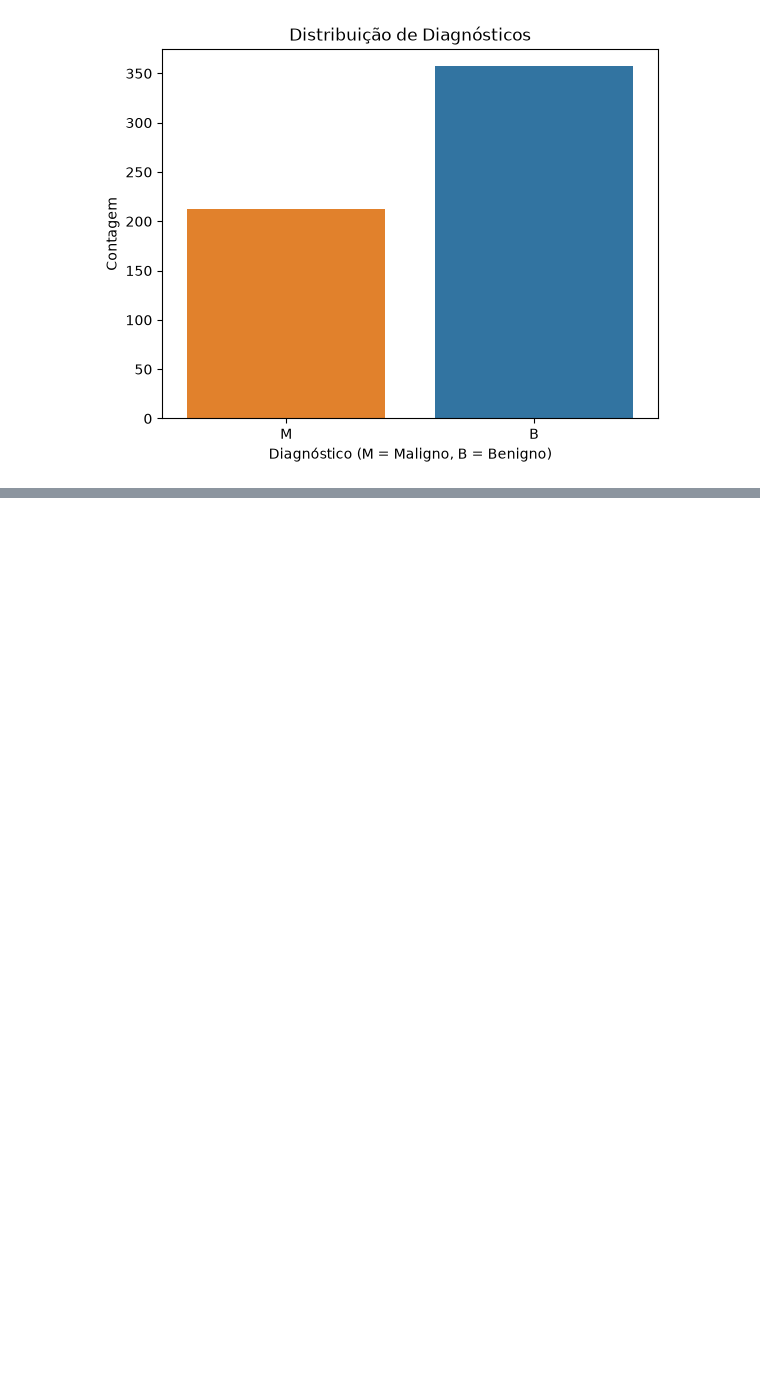
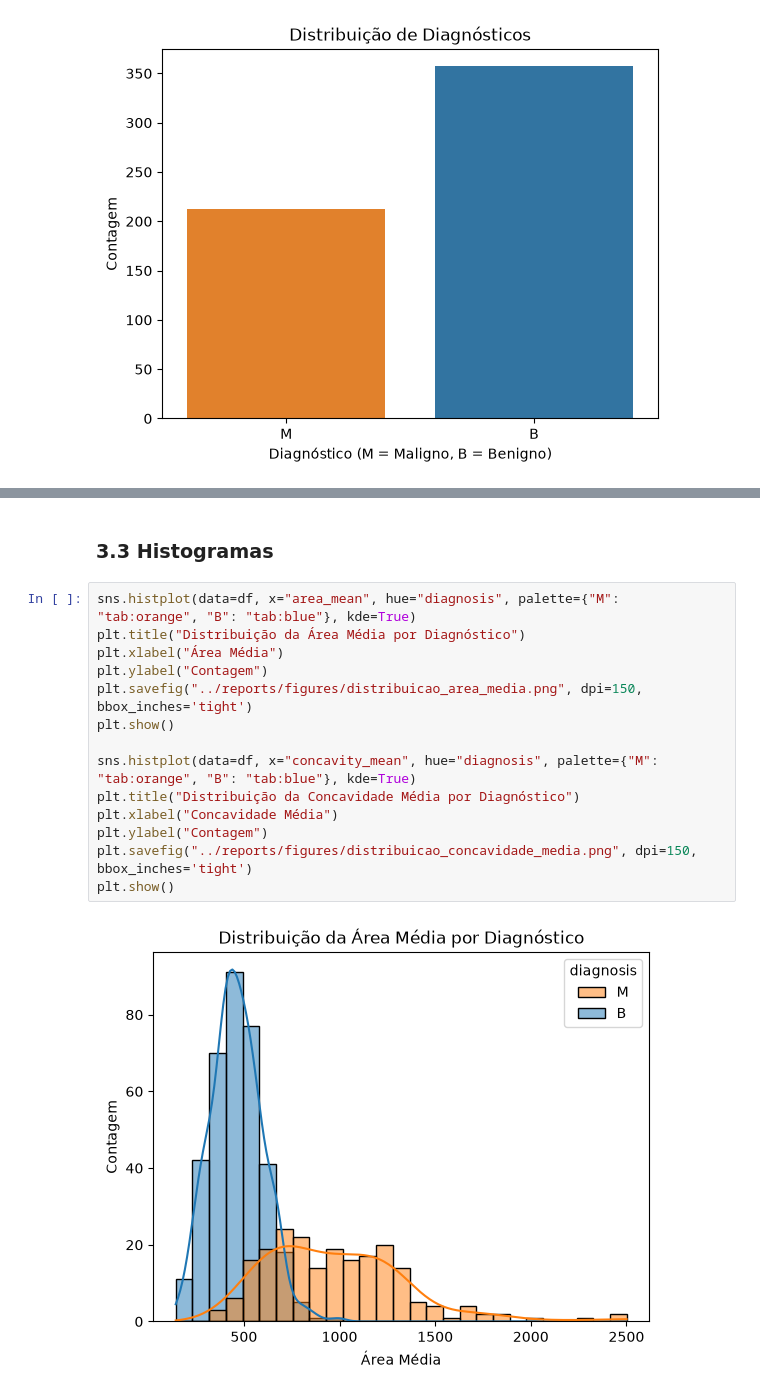
Before and after one commit to mathnags/tech-challenge, a Jupyter notebook: notebooks/01_eda.ipynb, the cells around one changed output, grey strips where cells are left out. Saved outputs shown, nothing was run; the diff lists cells and outputs as text; blank space fills up the shorter version.

```diff
--- a/notebooks/01_eda.ipynb
+++ b/notebooks/01_eda.ipynb
@@ -112,0 +146,18 @@ plt.show()
+# %% [markdown]
+### 3.3 Histogramas
+# %%
+sns.histplot(data=df, x="area_mean", hue="diagnosis", palette={"M": "tab:orange", "B": "tab:blue"}, kde=True)
+plt.title("Distribuição da Área Média por Diagnóstico")
+plt.xlabel("Área Média")
+plt.ylabel("Contagem")
+plt.savefig("../reports/figures/distribuicao_area_media.png", dpi=150, bbox_inches='tight')
+plt.show()
+
+sns.histplot(data=df, x="concavity_mean", hue="diagnosis", palette={"M": "tab:orange", "B": "tab:blue"}, kde=True)
+plt.title("Distribuição da Concavidade Média por Diagnóstico")
+plt.xlabel("Concavidade Média")
+plt.ylabel("Contagem")
+plt.savefig("../reports/figures/distribuicao_concavidade_media.png", dpi=150, bbox_inches='tight')
+plt.show()
+# %% [output]
+[figure, added]
```
Also changed, not shown: parts of 12 cells of this notebook, 2 other files.
